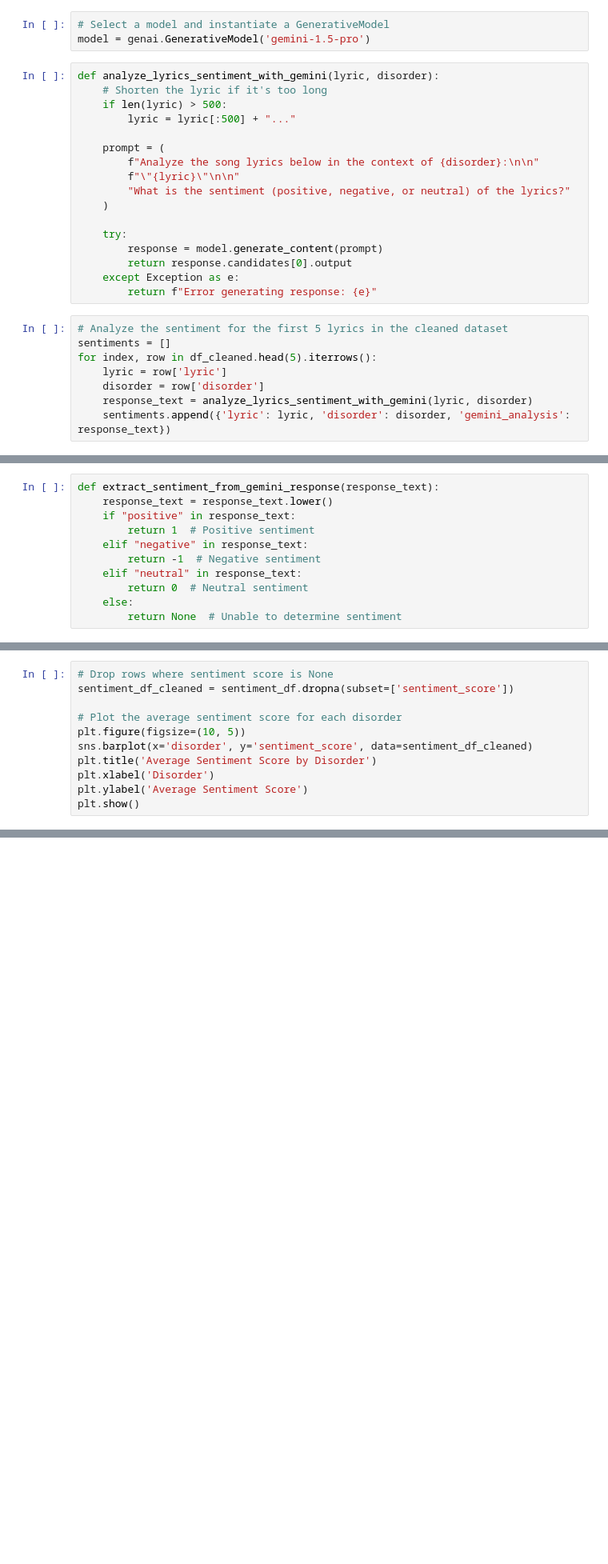
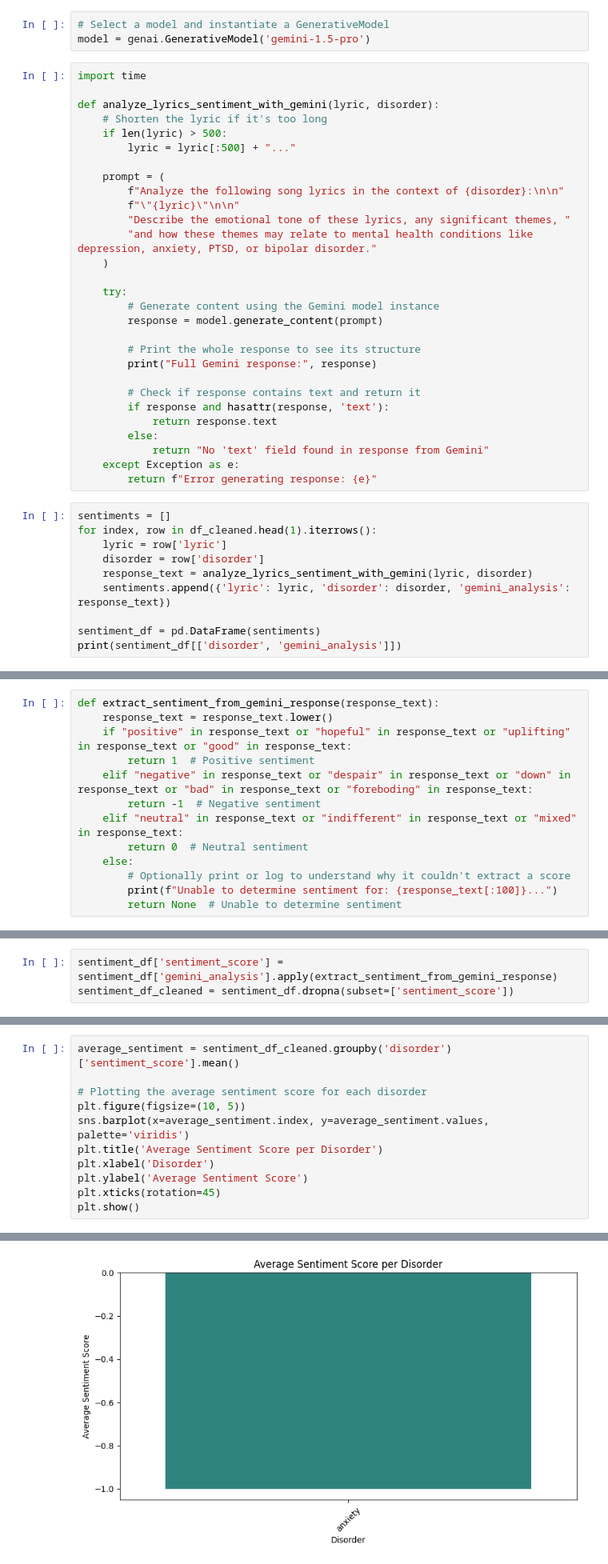
Before and after one commit to c17h20n4s/MEXA_mental_health_hackathon, a Jupyter notebook: MEXA_hackathon_promt_CalmCode.ipynb, the cells around one changed output, grey strips where cells are left out. Shown at 80% size. Saved outputs shown, nothing was run; the diff lists cells and outputs as text; blank space fills up the shorter version.

```diff
--- a/MEXA_hackathon_promt_CalmCode.ipynb
+++ b/MEXA_hackathon_promt_CalmCode.ipynb
@@ -208,27 +225,41 @@ KeyboardInterrupt:
 # Select a model and instantiate a GenerativeModel
 model = genai.GenerativeModel('gemini-1.5-pro')
 # %%
+import time
+
 def analyze_lyrics_sentiment_with_gemini(lyric, disorder):
     # Shorten the lyric if it's too long
     if len(lyric) > 500:
         lyric = lyric[:500] + "..."
 
     prompt = (
-        f"Analyze the song lyrics below in the context of {disorder}:\n\n"
+        f"Analyze the following song lyrics in the context of {disorder}:\n\n"
         f"\"{lyric}\"\n\n"
-        "What is the sentiment (positive, negative, or neutral) of the lyrics?"
+        "Describe the emotional tone of these lyrics, any significant themes, "
+        "and how these themes may relate to mental health conditions like depression, anxiety, PTSD, or bipolar disorder."
     )
 
     try:
+        # Generate content using the Gemini model instance
         response = model.generate_content(prompt)
-        return response.candidates[0].output
+
+        # Print the whole response to see its structure
+        print("Full Gemini response:", response)
+
+        # Check if response contains text and return it
+        if response and hasattr(response, 'text'):
+            return response.text
+        else:
+            return "No 'text' field found in response from Gemini"
     except Exception as e:
         return f"Error generating response: {e}"
 # %%
-# Analyze the sentiment for the first 5 lyrics in the cleaned dataset
 sentiments = []
-for index, row in df_cleaned.head(5).iterrows():
+for index, row in df_cleaned.head(1).iterrows():
     lyric = row['lyric']
     disorder = row['disorder']
     response_text = analyze_lyrics_sentiment_with_gemini(lyric, disorder)
     sentiments.append({'lyric': lyric, 'disorder': disorder, 'gemini_analysis': response_text})
+
+sentiment_df = pd.DataFrame(sentiments)
+print(sentiment_df[['disorder', 'gemini_analysis']])
@@ -239,11 +284,13 @@ print(sentiment_df[['disorder', 'gemini_analysis']])
 # %%
 def extract_sentiment_from_gemini_response(response_text):
     response_text = response_text.lower()
-    if "positive" in response_text:
+    if "positive" in response_text or "hopeful" in response_text or "uplifting" in response_text or "good" in response_text:
         return 1  # Positive sentiment
-    elif "negative" in response_text:
+    elif "negative" in response_text or "despair" in response_text or "down" in response_text or "bad" in response_text or "foreboding" in response_text:
         return -1  # Negative sentiment
-    elif "neutral" in response_text:
+    elif "neutral" in response_text or "indifferent" in response_text or "mixed" in response_text:
         return 0  # Neutral sentiment
     else:
+        # Optionally print or log to understand why it couldn't extract a score
+        print(f"Unable to determine sentiment for: {response_text[:100]}...")
         return None  # Unable to determine sentiment
@@ -264,0 +297,3 @@ print(sentiment_df[['disorder', 'sentiment_score', 'gemini_analysis']])
+# %%
+sentiment_df['sentiment_score'] = sentiment_df['gemini_analysis'].apply(extract_sentiment_from_gemini_response)
+sentiment_df_cleaned = sentiment_df.dropna(subset=['sentiment_score'])
@@ -265,11 +304,12 @@ print(sentiment_df[['disorder', 'sentiment_score', 'gemini_analysis']])
 # %%
-# Drop rows where sentiment score is None
-sentiment_df_cleaned = sentiment_df.dropna(subset=['sentiment_score'])
+average_sentiment = sentiment_df_cleaned.groupby('disorder')['sentiment_score'].mean()
 
-# Plot the average sentiment score for each disorder
+# Plotting the average sentiment score for each disorder
 plt.figure(figsize=(10, 5))
-sns.barplot(x='disorder', y='sentiment_score', data=sentiment_df_cleaned)
-plt.title('Average Sentiment Score by Disorder')
+sns.barplot(x=average_sentiment.index, y=average_sentiment.values, palette='viridis')
+plt.title('Average Sentiment Score per Disorder')
 plt.xlabel('Disorder')
 plt.ylabel('Average Sentiment Score')
+plt.xticks(rotation=45)
 plt.show()
+# %% [output]
@@ -275,0 +319 @@ plt.show()
+[figure, added]
```
Also changed, not shown: parts of 12 cells of this notebook.
